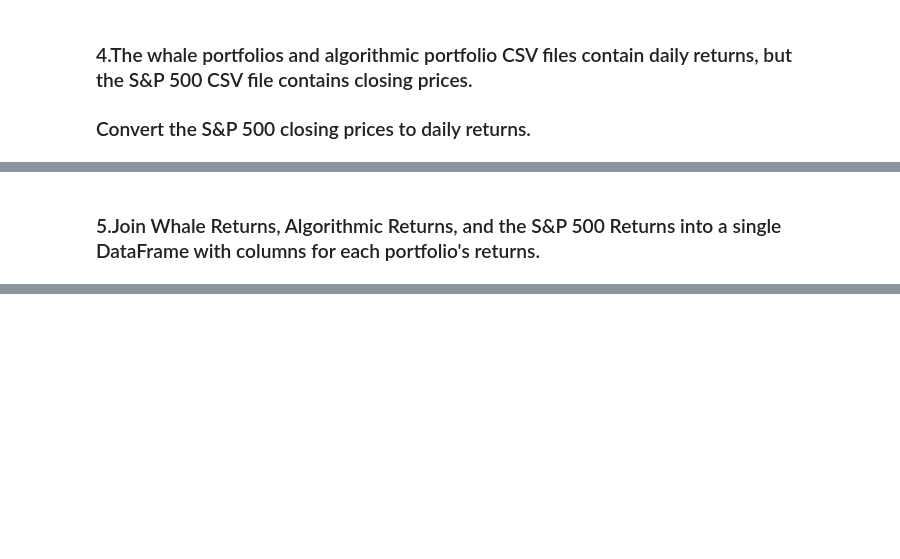
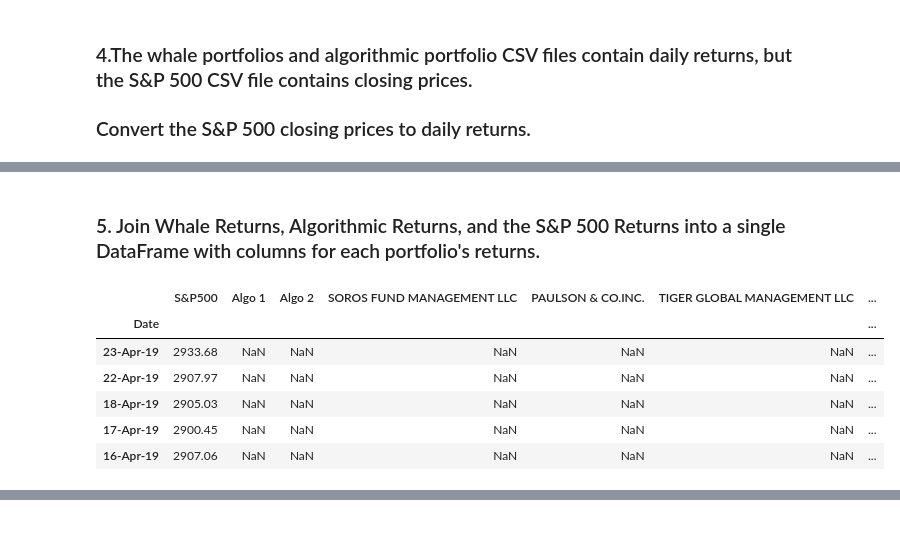
Before and after one commit to JeepCannon/Module4_Challenge, a Jupyter notebook: Mod4_Challenge.ipynb, the cells around one changed output, grey strips where cells are left out. Saved outputs shown, nothing was run; the diff lists cells and outputs as text; code cells hidden in the pictures; blank space fills up the shorter version.

```diff
--- a/Mod4_Challenge.ipynb
+++ b/Mod4_Challenge.ipynb
@@ -38,0 +25,5 @@ pandas.core.frame.DataFrame
+# %%
+# algo_returns.csv: Contains returns from the in-house trading algorithms from your company.
+csvpath = Path('./Starter_Code/Resources/algo_returns.csv')
+Algo_data = pd.read_csv(csvpath,index_col='Date')
+Algo_data.head()
@@ -46,2 +177,2 @@ pandas.core.frame.DataFrame
 # %% [markdown]
-### 5.Join Whale Returns, Algorithmic Returns, and the S&P 500 Returns into a single DataFrame with columns for each portfolio's returns.
+### 5. Join Whale Returns, Algorithmic Returns, and the S&P 500 Returns into a single DataFrame with columns for each portfolio's returns.
@@ -51,0 +179,11 @@ pandas.core.frame.DataFrame
+# %%
+Merge_Portfolio = pd.concat([sp500_data, Algo_data, Whale_data], axis="columns", join="outer")
+Merge_Portfolio.head()
+# %% [output]
+|  | S&P500 | Algo 1 | Algo 2 | SOROS FUND MANAGEMENT LLC | PAULSON & CO.INC. | TIGER GLOBAL MANAGEMENT LLC | ... |
+| Date |  |  |  |  |  |  | ... |
+| 23-Apr-19 | 2933.68 | NaN | NaN | NaN | NaN | NaN | ... |
+| 22-Apr-19 | 2907.97 | NaN | NaN | NaN | NaN | NaN | ... |
+| 18-Apr-19 | 2905.03 | NaN | NaN | NaN | NaN | NaN | ... |
+| 17-Apr-19 | 2900.45 | NaN | NaN | NaN | NaN | NaN | ... |
+| 16-Apr-19 | 2907.06 | NaN | NaN | NaN | NaN | NaN | ... |
```
Also changed, not shown: parts of 23 cells of this notebook.
